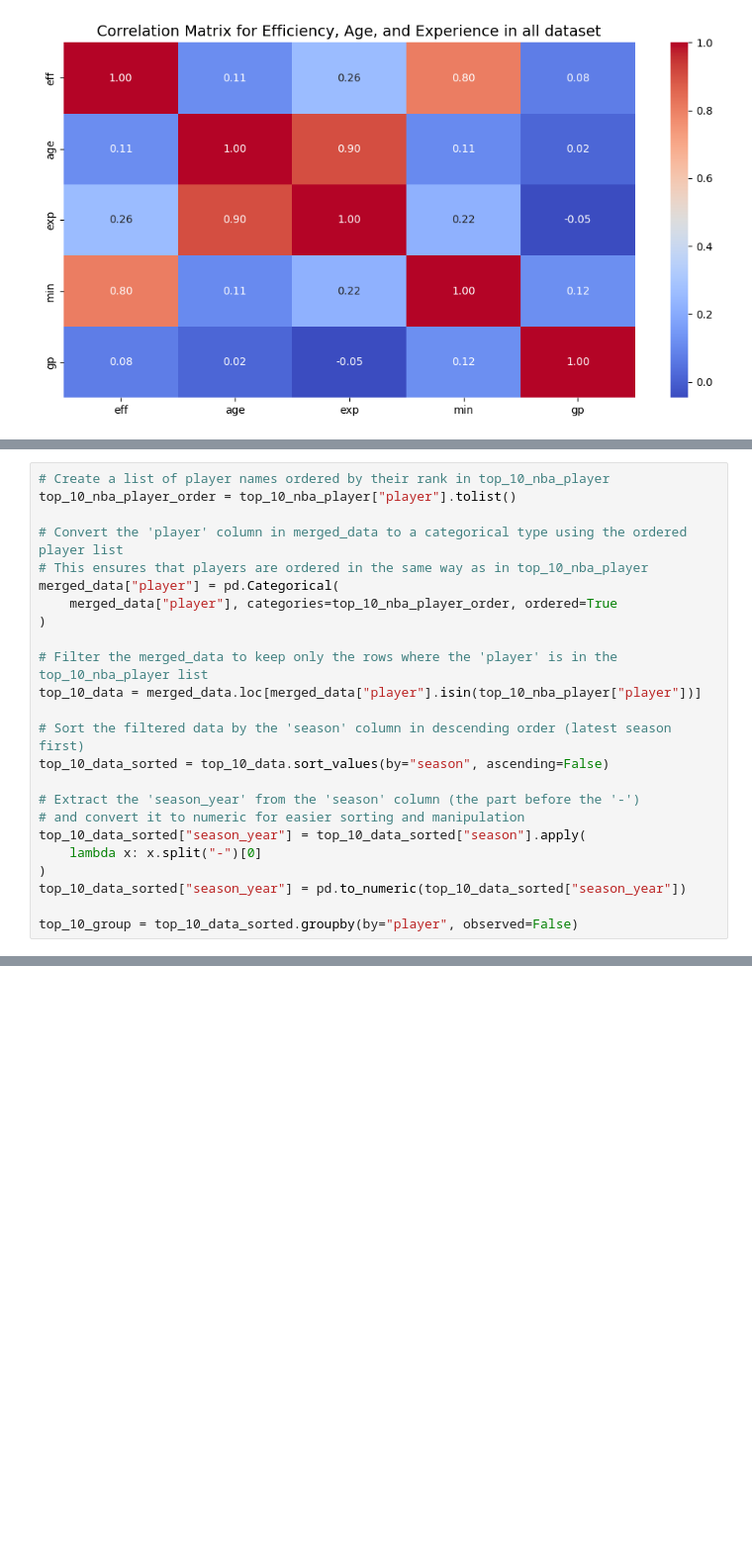
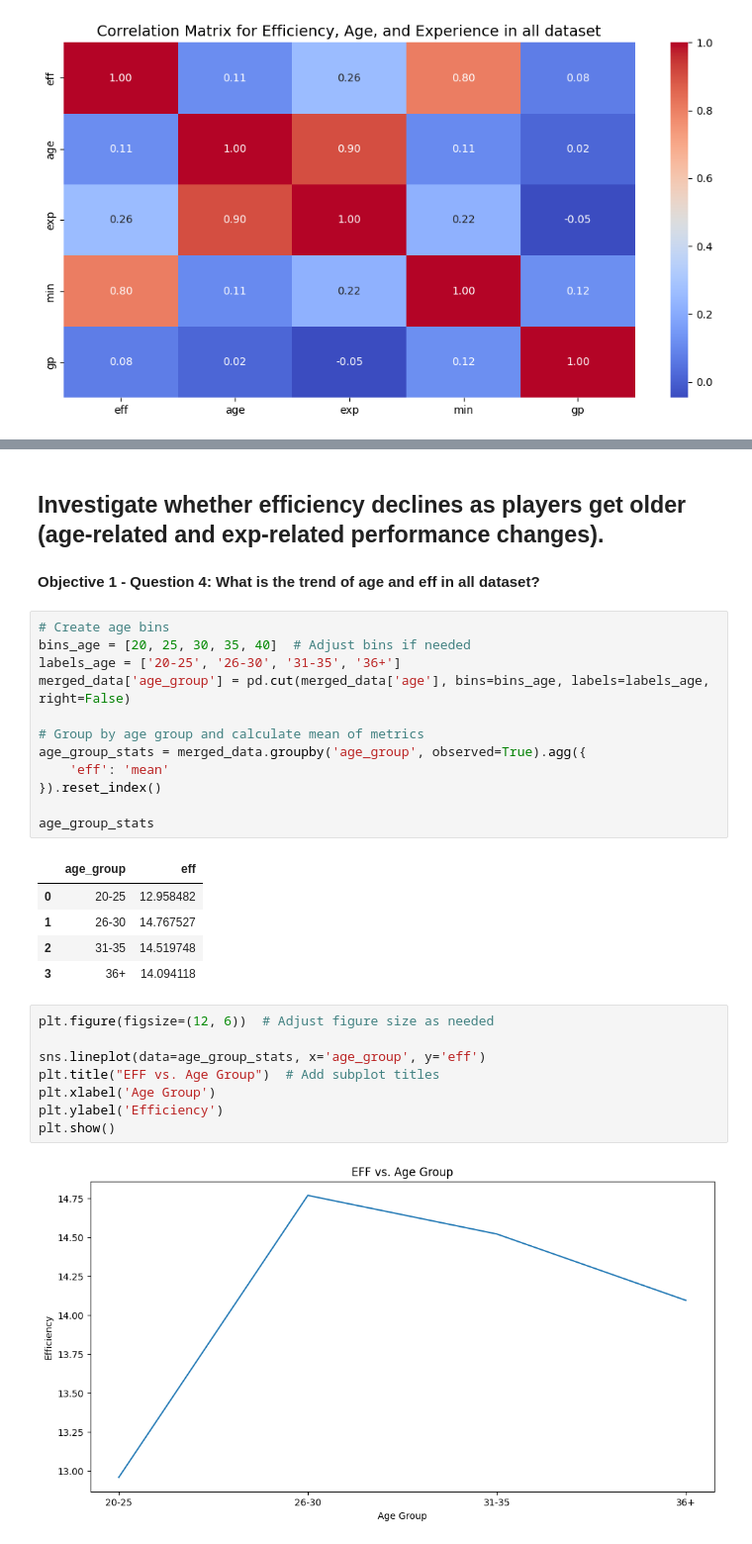
Before and after one commit to chocoCaro/Intro_DS, a Jupyter notebook: [data4life]_final.ipynb, the cells around one changed output, grey strips where cells are left out. Shown: that part at 99% size. Cells and saved outputs as stored; diff of their text form; blank space fills up the shorter version.

Commit message:
Need to check Objective 1

```diff
--- a/[data4life]_final.ipynb
+++ b/[data4life]_final.ipynb
@@ -463,24 +448,0 @@ top_10_nba_player
-# %%
-# Create a list of player names ordered by their rank in top_10_nba_player
-top_10_nba_player_order = top_10_nba_player["player"].tolist()
-
-# Convert the 'player' column in merged_data to a categorical type using the ordered player list
-# This ensures that players are ordered in the same way as in top_10_nba_player
-merged_data["player"] = pd.Categorical(
-    merged_data["player"], categories=top_10_nba_player_order, ordered=True
-)
-
-# Filter the merged_data to keep only the rows where the 'player' is in the top_10_nba_player list
-top_10_data = merged_data.loc[merged_data["player"].isin(top_10_nba_player["player"])]
-
-# Sort the filtered data by the 'season' column in descending order (latest season first)
-top_10_data_sorted = top_10_data.sort_values(by="season", ascending=False)
-
-# Extract the 'season_year' from the 'season' column (the part before the '-')
-# and convert it to numeric for easier sorting and manipulation
-top_10_data_sorted["season_year"] = top_10_data_sorted["season"].apply(
-    lambda x: x.split("-")[0]
-)
-top_10_data_sorted["season_year"] = pd.to_numeric(top_10_data_sorted["season_year"])
-
-top_10_group = top_10_data_sorted.groupby(by="player", observed=False)
@@ -583,0 +456,32 @@ plt.show()
+# %% [markdown]
+## **Investigate whether efficiency declines as players get older (age-related and exp-related performance changes).**
+# %% [markdown]
+**Objective 1 - Question 4: What is the trend of age and eff in all dataset?**
+# %%
+# Create age bins
+bins_age = [20, 25, 30, 35, 40]  # Adjust bins if needed
+labels_age = ['20-25', '26-30', '31-35', '36+']
+merged_data['age_group'] = pd.cut(merged_data['age'], bins=bins_age, labels=labels_age, right=False)
+
+# Group by age group and calculate mean of metrics
+age_group_stats = merged_data.groupby('age_group', observed=True).agg({
+    'eff': 'mean'
+}).reset_index()
+
+age_group_stats
+# %% [output]
+|  | age_group | eff |
+| 0 | 20-25 | 12.958482 |
+| 1 | 26-30 | 14.767527 |
+| 2 | 31-35 | 14.519748 |
+| 3 | 36+ | 14.094118 |
+# %%
+plt.figure(figsize=(12, 6))  # Adjust figure size as needed
+
+sns.lineplot(data=age_group_stats, x='age_group', y='eff')
+plt.title("EFF vs. Age Group")  # Add subplot titles
+plt.xlabel('Age Group')
+plt.ylabel('Efficiency')
+plt.show()
+# %% [output]
+[figure, added]
```
Also changed, not shown: parts of 43 cells of this notebook.
